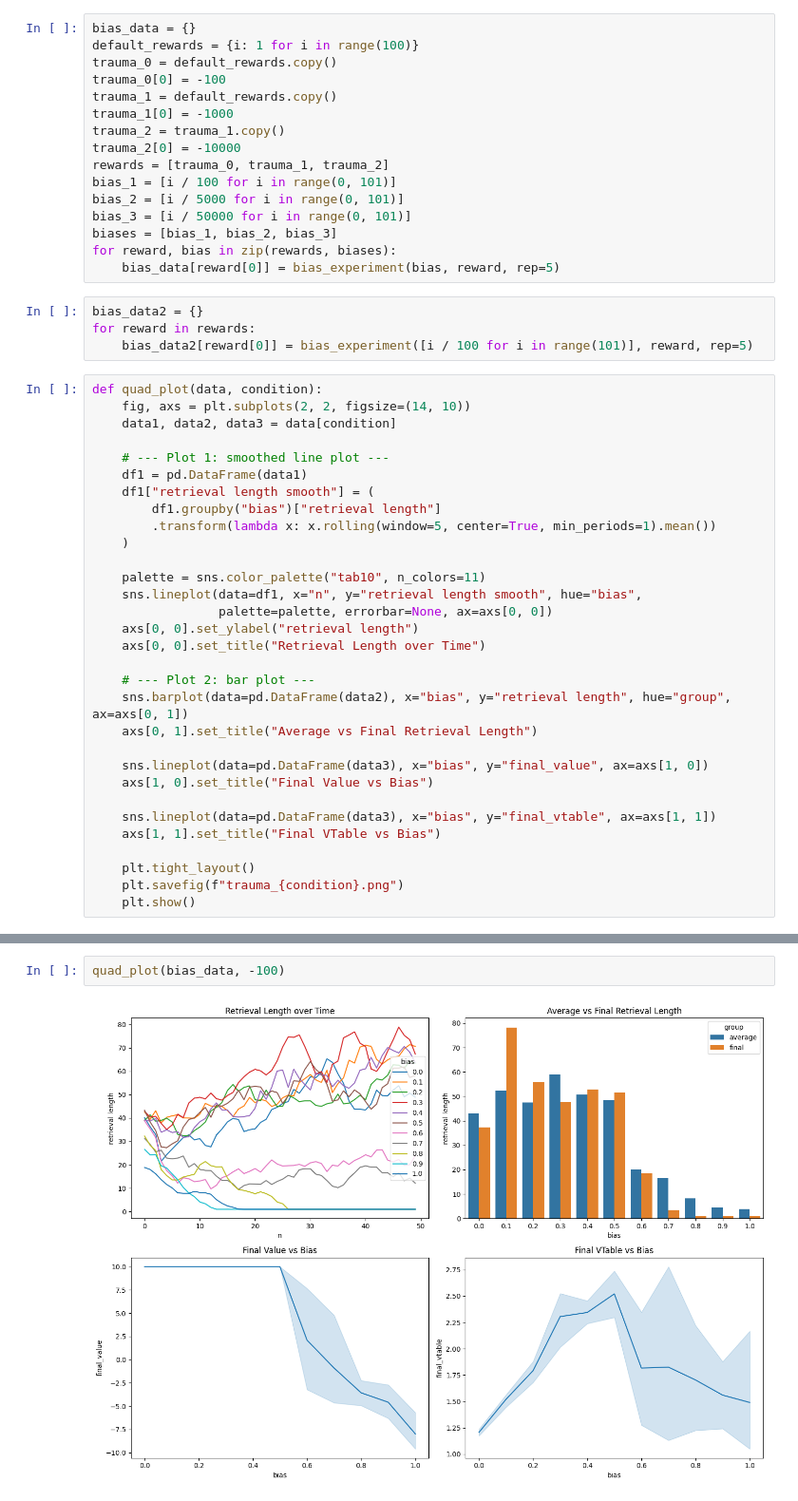
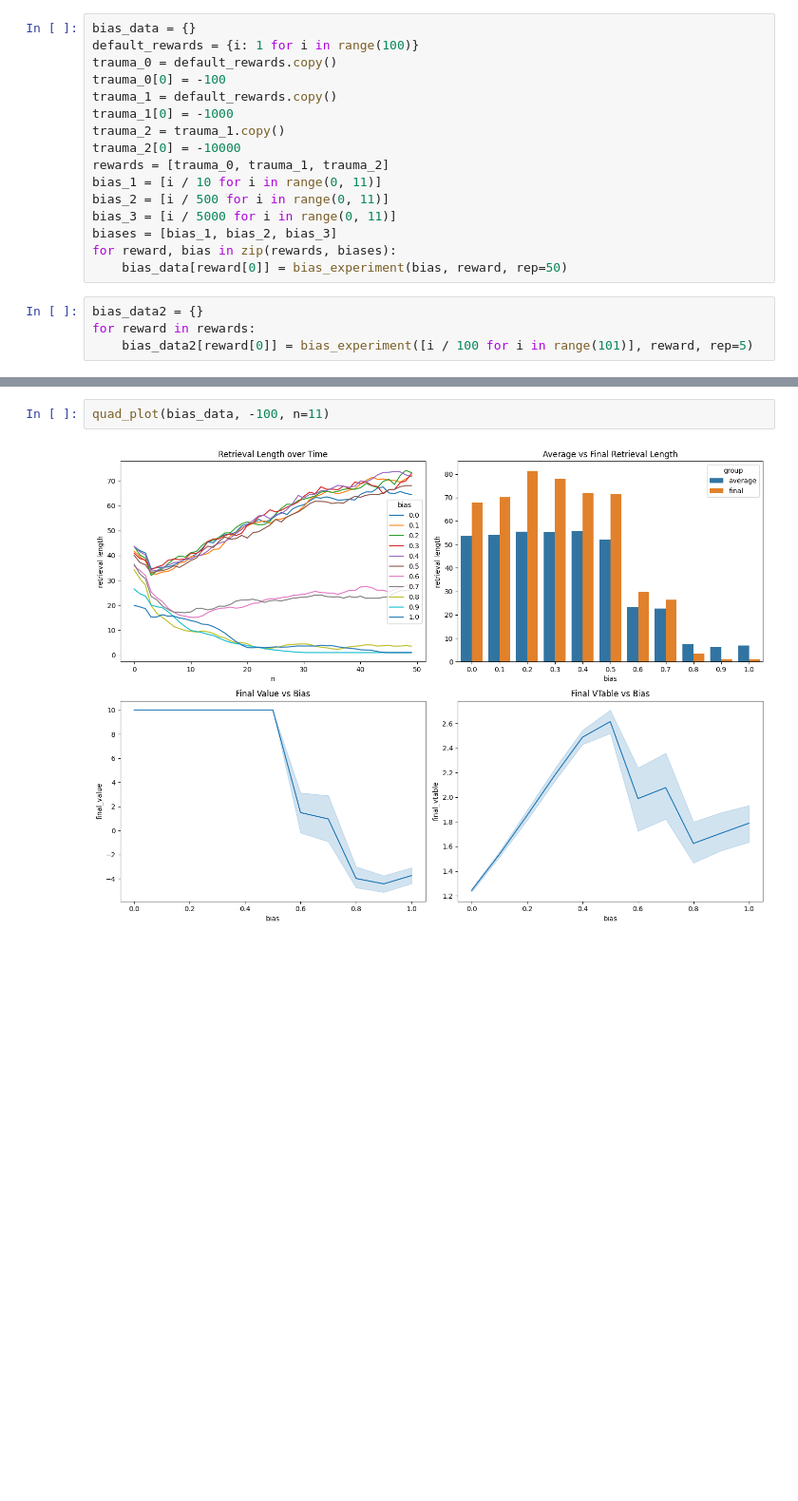
Before and after one commit to UWCCDL/OGM, a Jupyter notebook: ogm_model_code/hybrid/hybrid_parameters.ipynb, the cells around one changed output, grey strips where cells are left out. Shown at 95% size. Drawn from its saved outputs; the diff is of its cells as text; blank space fills up the shorter version.

```diff
--- a/ogm_model_code/hybrid/hybrid_parameters.ipynb
+++ b/ogm_model_code/hybrid/hybrid_parameters.ipynb
@@ -159,44 +206,13 @@ trauma_1[0] = -1000
 trauma_2 = trauma_1.copy()
 trauma_2[0] = -10000
 rewards = [trauma_0, trauma_1, trauma_2]
-bias_1 = [i / 100 for i in range(0, 101)]
-bias_2 = [i / 5000 for i in range(0, 101)]
-bias_3 = [i / 50000 for i in range(0, 101)]
+bias_1 = [i / 10 for i in range(0, 11)]
+bias_2 = [i / 500 for i in range(0, 11)]
+bias_3 = [i / 5000 for i in range(0, 11)]
 biases = [bias_1, bias_2, bias_3]
 for reward, bias in zip(rewards, biases):
-    bias_data[reward[0]] = bias_experiment(bias, reward, rep=5)
+    bias_data[reward[0]] = bias_experiment(bias, reward, rep=50)
 # %%
 bias_data2 = {}
 for reward in rewards:
     bias_data2[reward[0]] = bias_experiment([i / 100 for i in range(101)], reward, rep=5)
-# %%
-def quad_plot(data, condition):
-    fig, axs = plt.subplots(2, 2, figsize=(14, 10))
-    data1, data2, data3 = data[condition]
-
-    # --- Plot 1: smoothed line plot ---
-    df1 = pd.DataFrame(data1)
-    df1["retrieval length smooth"] = (
-        df1.groupby("bias")["retrieval length"]
-        .transform(lambda x: x.rolling(window=5, center=True, min_periods=1).mean())
-    )
-
-    palette = sns.color_palette("tab10", n_colors=11)
-    sns.lineplot(data=df1, x="n", y="retrieval length smooth", hue="bias",
-                 palette=palette, errorbar=None, ax=axs[0, 0])
-    axs[0, 0].set_ylabel("retrieval length")
-    axs[0, 0].set_title("Retrieval Length over Time")
-
-    # --- Plot 2: bar plot ---
-    sns.barplot(data=pd.DataFrame(data2), x="bias", y="retrieval length", hue="group", ax=axs[0, 1])
-    axs[0, 1].set_title("Average vs Final Retrieval Length")
-
-    sns.lineplot(data=pd.DataFrame(data3), x="bias", y="final_value", ax=axs[1, 0])
-    axs[1, 0].set_title("Final Value vs Bias")
-
-    sns.lineplot(data=pd.DataFrame(data3), x="bias", y="final_vtable", ax=axs[1, 1])
-    axs[1, 1].set_title("Final VTable vs Bias")
-
-    plt.tight_layout()
-    plt.savefig(f"trauma_{condition}.png")
-    plt.show()
@@ -217,5 +219,5 @@ def trauma_comparison(data):
 # %%
-quad_plot(bias_data, -100)
+quad_plot(bias_data, -100, n=11)
 # %% [output]
-[figure, old version]
+[figure, new version]
 # %%
```
Also changed, not shown: parts of 6 cells of this notebook, 4 other files.
